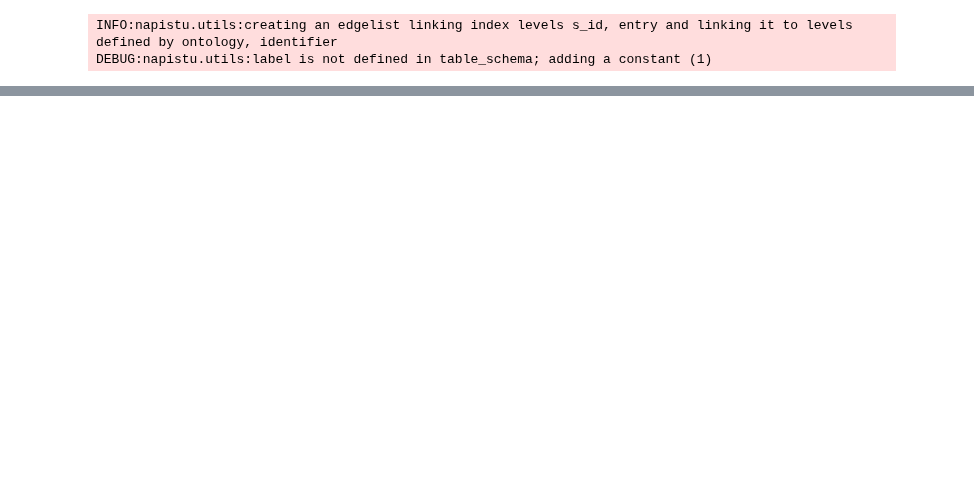
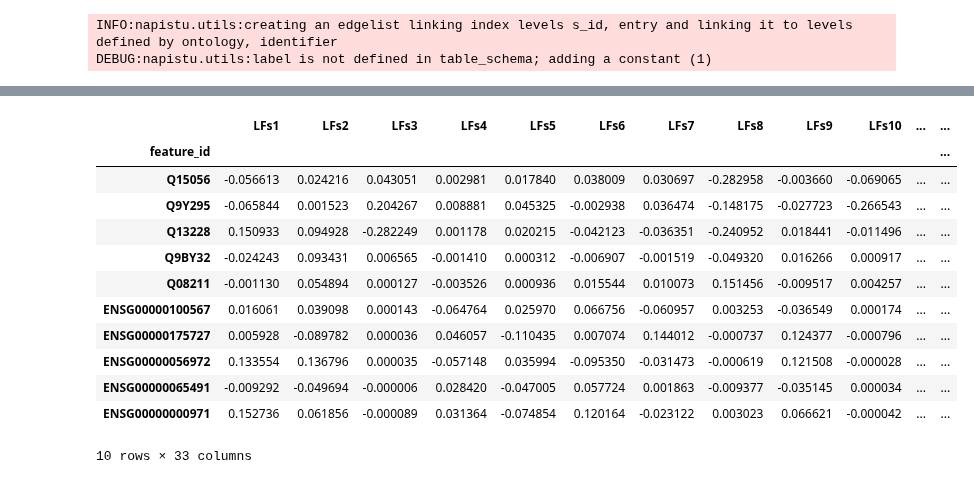
Before and after one commit to napistu/napistu-scrapyard, a Jupyter notebook: scraps/ppr.ipynb, the cells around one changed output, grey strips where cells are left out. Cells and saved outputs as stored; diff of their text form; code cells hidden in the pictures; blank space fills up the shorter version.

```diff
--- a/scraps/ppr.ipynb
+++ b/scraps/ppr.ipynb
@@ -289,0 +173,36 @@ sbml_dfs.species_data["results"]
+# %%
+# merge factors with metadata
+import utils
+mofa_dfs_dict = utils.split_varm_by_modality(mdata)
+
+modality = "transcriptomics"
+
+mofa_df_list = list()
+for modality in mofa_dfs_dict.keys():
+
+    modality_pk = mofa_dfs_dict[modality].index.name
+    filter_col = [col for col in mofa_dfs_dict[modality] if col.startswith('LF')]
+    modality_df = mofa_dfs_dict[modality][filter_col].copy()
+    modality_df.index.name = "feature_id"
+    modality_df[modality_pk] = modality_df.index.to_series()
+    modality_df["modality"] = modality
+
+    mofa_df_list.append(modality_df)
+
+mofa_df = pd.concat(mofa_df_list, axis=0)
+
+mofa_df.groupby("modality").sample(5)
+# %% [output]
+|  | LFs1 | LFs2 | LFs3 | LFs4 | LFs5 | LFs6 | LFs7 | LFs8 | LFs9 | LFs10 | ... | ... |
+| feature_id |  |  |  |  |  |  |  |  |  |  |  | ... |
+| Q15056 | -0.056613 | 0.024216 | 0.043051 | 0.002981 | 0.017840 | 0.038009 | 0.030697 | -0.282958 | -0.003660 | -0.069065 | ... | ... |
+| Q9Y295 | -0.065844 | 0.001523 | 0.204267 | 0.008881 | 0.045325 | -0.002938 | 0.036474 | -0.148175 | -0.027723 | -0.266543 | ... | ... |
+| Q13228 | 0.150933 | 0.094928 | -0.282249 | 0.001178 | 0.020215 | -0.042123 | -0.036351 | -0.240952 | 0.018441 | -0.011496 | ... | ... |
+| Q9BY32 | -0.024243 | 0.093431 | 0.006565 | -0.001410 | 0.000312 | -0.006907 | -0.001519 | -0.049320 | 0.016266 | 0.000917 | ... | ... |
+| Q08211 | -0.001130 | 0.054894 | 0.000127 | -0.003526 | 0.000936 | 0.015544 | 0.010073 | 0.151456 | -0.009517 | 0.004257 | ... | ... |
+| ENSG00000100567 | 0.016061 | 0.039098 | 0.000143 | -0.064764 | 0.025970 | 0.066756 | -0.060957 | 0.003253 | -0.036549 | 0.000174 | ... | ... |
+| ENSG00000175727 | 0.005928 | -0.089782 | 0.000036 | 0.046057 | -0.110435 | 0.007074 | 0.144012 | -0.000737 | 0.124377 | -0.000796 | ... | ... |
+| ENSG00000056972 | 0.133554 | 0.136796 | 0.000035 | -0.057148 | 0.035994 | -0.095350 | -0.031473 | -0.000619 | 0.121508 | -0.000028 | ... | ... |
+| ENSG00000065491 | -0.009292 | -0.049694 | -0.000006 | 0.028420 | -0.047005 | 0.057724 | 0.001863 | -0.009377 | -0.035145 | 0.000034 | ... | ... |
+| ENSG00000000971 | 0.152736 | 0.061856 | -0.000089 | 0.031364 | -0.074854 | 0.120164 | -0.023122 | 0.003023 | 0.066621 | -0.000042 | ... | ... |
+10 rows × 33 columns
```
Also changed, not shown: parts of 17 cells of this notebook, 2 other files.
